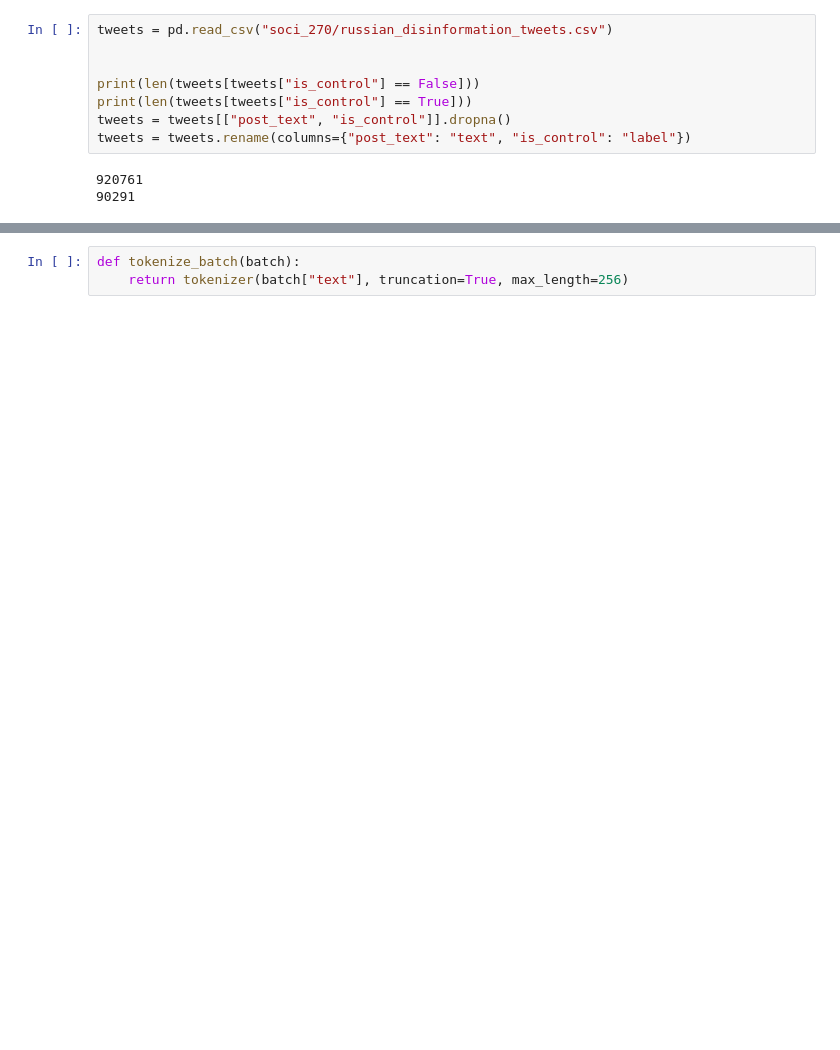
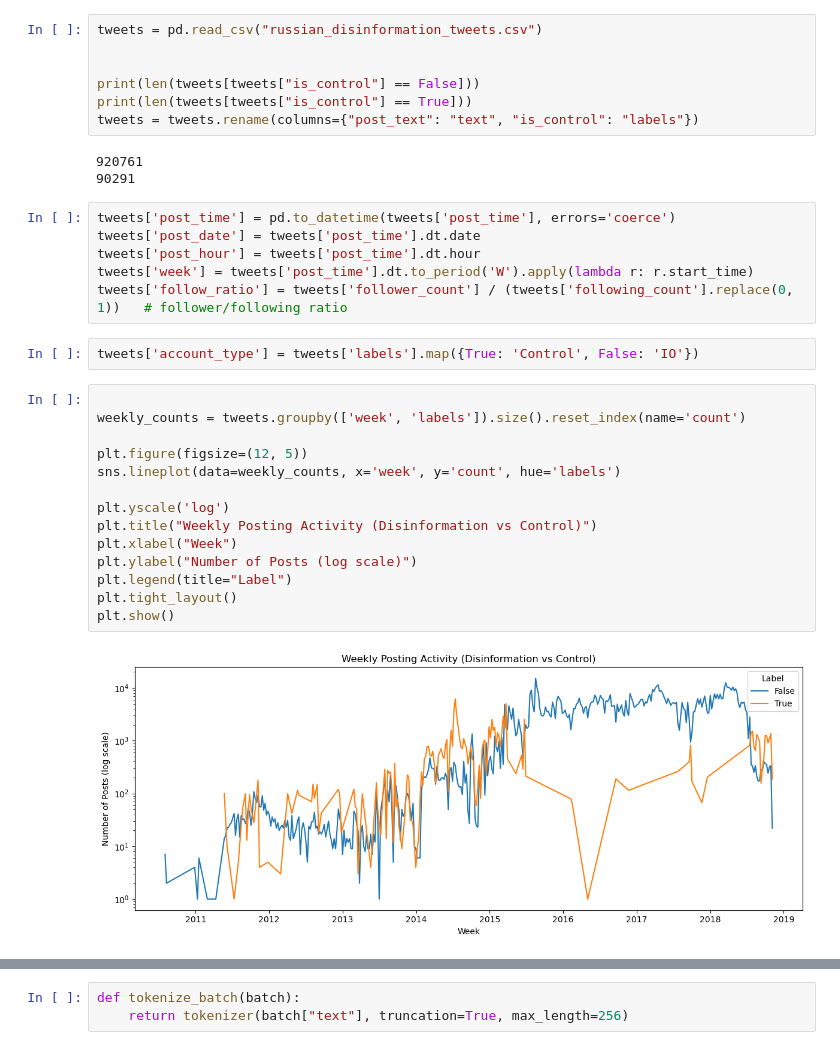
Before and after one commit to ubcecon/praxis-ubc, a Jupyter notebook: soci_270/soci_270_bert.ipynb, the cells around one changed output, grey strips where cells are left out. Drawn from its saved outputs; the diff is of its cells as text; blank space fills up the shorter version.

Commit message:
final additions to soci notebook, for now

```diff
--- a/soci_270/soci_270_bert.ipynb
+++ b/soci_270/soci_270_bert.ipynb
@@ -29,11 +41,34 @@ df.to_csv("russian_disinformation_tweets.csv")
 # %%
-tweets = pd.read_csv("soci_270/russian_disinformation_tweets.csv")
+tweets = pd.read_csv("russian_disinformation_tweets.csv")
 
 
 print(len(tweets[tweets["is_control"] == False]))
 print(len(tweets[tweets["is_control"] == True]))
-tweets = tweets[["post_text", "is_control"]].dropna()
-tweets = tweets.rename(columns={"post_text": "text", "is_control": "label"})
+tweets = tweets.rename(columns={"post_text": "text", "is_control": "labels"})
 # %% [output]
 920761
 90291
+# %%
+tweets['post_time'] = pd.to_datetime(tweets['post_time'], errors='coerce')
+tweets['post_date'] = tweets['post_time'].dt.date
+tweets['post_hour'] = tweets['post_time'].dt.hour
+tweets['week'] = tweets['post_time'].dt.to_period('W').apply(lambda r: r.start_time)
+tweets['follow_ratio'] = tweets['follower_count'] / (tweets['following_count'].replace(0, 1))   # follower/following ratio
+# %%
+tweets['account_type'] = tweets['labels'].map({True: 'Control', False: 'IO'})
+# %%
+
+weekly_counts = tweets.groupby(['week', 'labels']).size().reset_index(name='count')
+
+plt.figure(figsize=(12, 5))
+sns.lineplot(data=weekly_counts, x='week', y='count', hue='labels')
+
+plt.yscale('log')
+plt.title("Weekly Posting Activity (Disinformation vs Control)")
+plt.xlabel("Week")
+plt.ylabel("Number of Posts (log scale)")
+plt.legend(title="Label")
+plt.tight_layout()
+plt.show()
+# %% [output]
+[figure, added]
```
Also changed, not shown: parts of 28 cells of this notebook.
